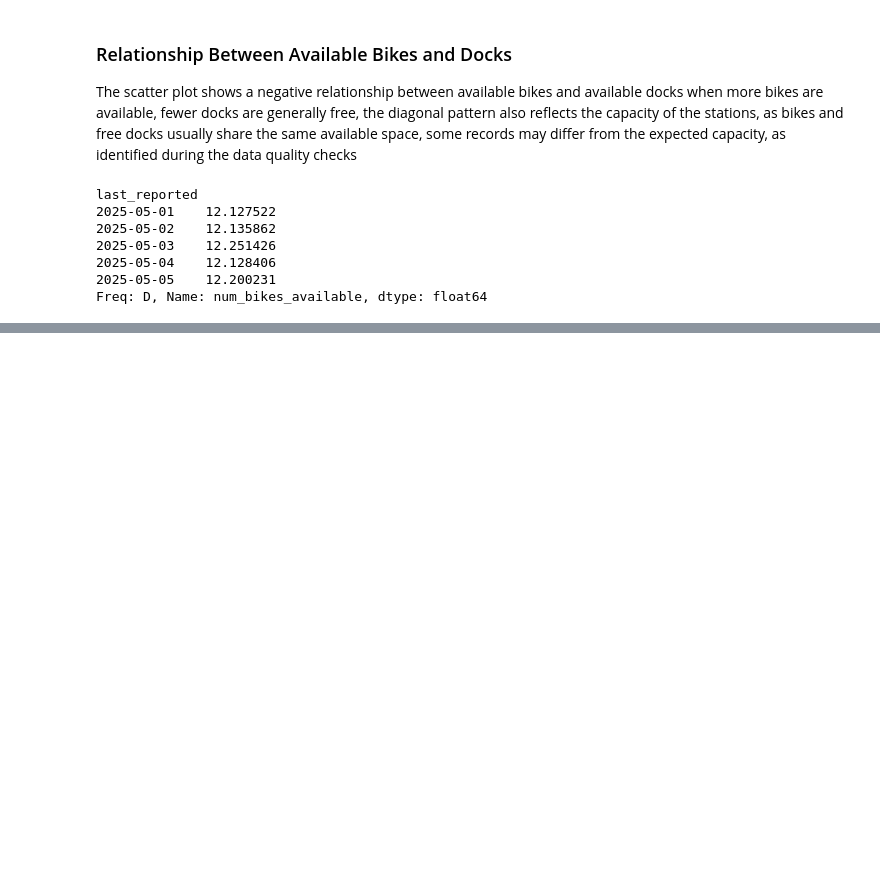
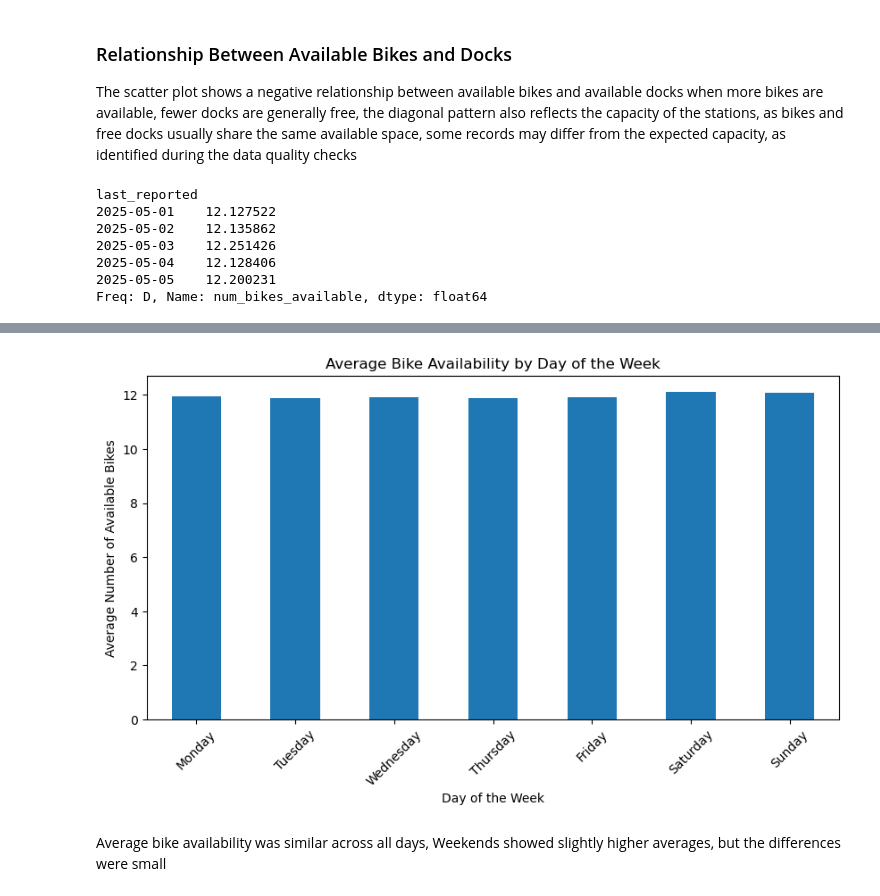
Before and after one commit to 2026248-bit/CA1MLB--2026248-, a Jupyter notebook: Notebook/CA1_MLB.ipynb, the cells around one changed output, grey strips where cells are left out. Saved outputs shown, nothing was run; the diff lists cells and outputs as text; code cells hidden in the pictures; blank space fills up the shorter version.

```diff
--- a/Notebook/CA1_MLB.ipynb
+++ b/Notebook/CA1_MLB.ipynb
@@ -650,0 +731,7 @@ Freq: D, Name: num_bikes_available, dtype: float64
+# %%
+# Calculate the average number of available bikes by day of the week.
+bikes["day_of_week"] = bikes["last_reported"].dt.day_name()
+
+weekday_bikes = bikes.groupby("day_of_week")["num_bikes_available"].mean()
+
+weekday_bikes
@@ -650,0 +748,9 @@ Freq: D, Name: num_bikes_available, dtype: float64
+# %%
+weekday_order = [
+    "Monday", "Tuesday", "Wednesday",
+    "Thursday", "Friday", "Saturday", "Sunday"
+]
+
+weekday_bikes = weekday_bikes.reindex(weekday_order)
+
+weekday_bikes
@@ -650,0 +767,12 @@ Freq: D, Name: num_bikes_available, dtype: float64
+# %%
+weekday_bikes.plot(kind="bar", figsize=(10, 5))
+
+plt.title("Average Bike Availability by Day of the Week")
+plt.xlabel("Day of the Week")
+plt.ylabel("Average Number of Available Bikes")
+plt.xticks(rotation=45)
+plt.show()
+# %% [output]
+[figure, added]
+# %% [markdown]
+Average bike availability was similar across all days, Weekends showed slightly higher averages, but the differences were small
```
Also changed, not shown: parts of 17 cells of this notebook.
